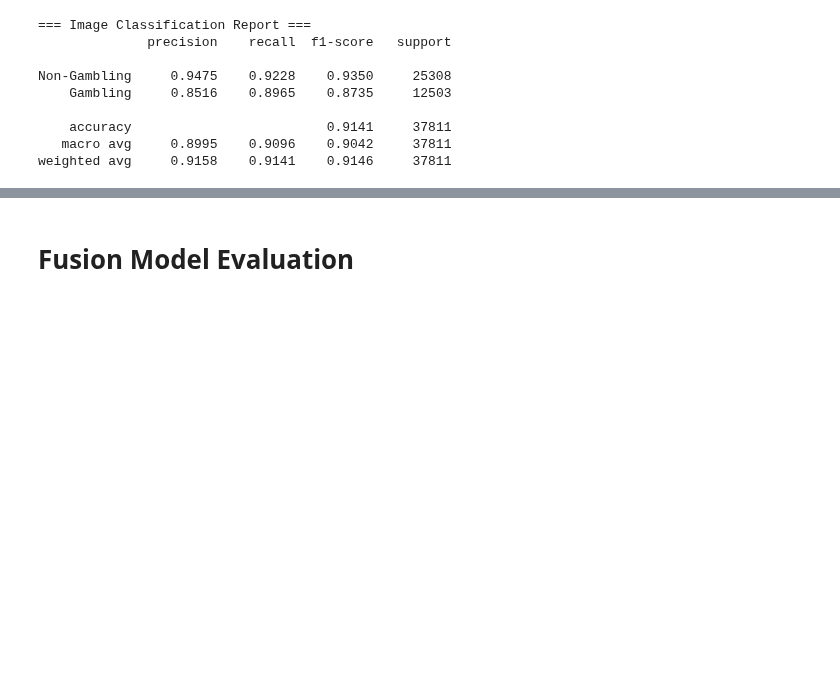
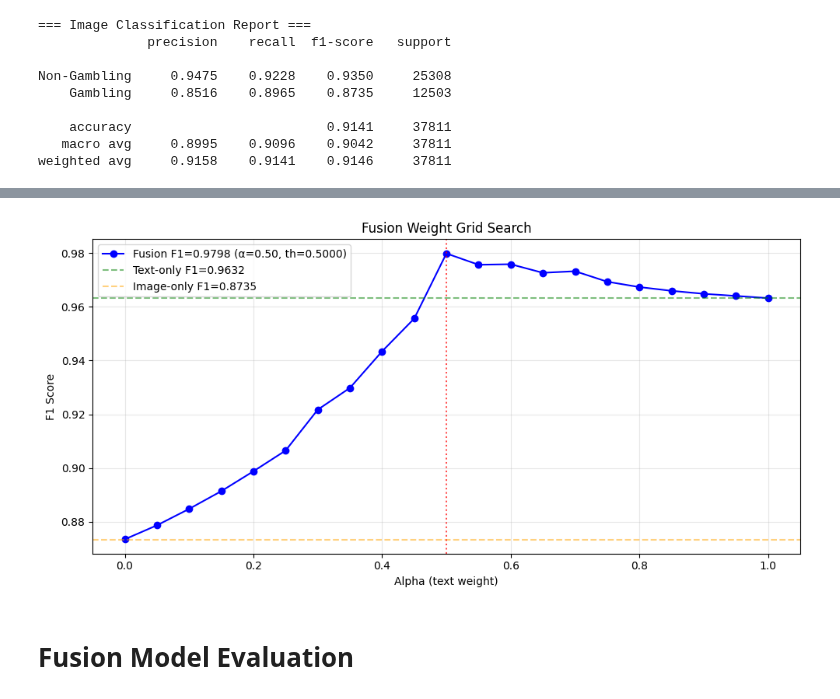
Before and after one commit to rizkyfauziilmi/gambling-blocker, a Jupyter notebook: backend/model/fusion_weight_search.ipynb, the cells around one changed output, grey strips where cells are left out. Saved outputs shown, nothing was run; the diff lists cells and outputs as text; code cells hidden in the pictures; blank space fills up the shorter version.

Commit message:
refactor: rename variabel f1 plot + hapus cell evaluasi duplicate

```diff
--- a/backend/model/fusion_weight_search.ipynb
+++ b/backend/model/fusion_weight_search.ipynb
@@ -51,20 +51,12 @@ CSV_PATH = BASE_DIR / "dataset" / "dataset_crawl_070526_with_images_path.csv"
 text_model = tf.keras.models.load_model(str(BIN_DIR / 'text_classifier.keras'))
 with open(BIN_DIR / 'text_tfidf_vectorizer.pkl', 'rb') as f:
     text_vectorizer = pickle.load(f)
-with open(BIN_DIR / 'text_best_threshold.json') as f:
-    text_cfg = json.load(f)
-text_threshold = text_cfg.get('best_threshold', 0.63)
-print(f'Text threshold: {text_threshold:.2f}')
 # %% [output]
 E0000 00:00:1782271521.248649   82343 cuda_platform.cc:52] failed call to cuInit: INTERNAL: CUDA error: Failed call to cuInit: UNKNOWN ERROR (303)
 Text threshold: 0.63
 # %%
 image_model = tf.keras.models.load_model(str(BIN_DIR / 'image_classifier.keras'))
 image_scaler = joblib.load(BIN_DIR / 'image_scaler.pkl')
-with open(BIN_DIR / 'image_best_threshold.json') as f:
-    image_cfg = json.load(f)
-image_threshold = image_cfg['threshold']
-print(f'Image threshold: {image_threshold:.2f}')
 print(f'Image model: {type(image_model).__name__}')
 # %% [output]
 Image threshold: 0.64
@@ -384,3 +324,53 @@ weighted avg     0.9158    0.9141    0.9146     37811
+# %%
+best_f1 = results_df['f1'].max()
+
+fig, ax1 = plt.subplots(figsize=(10, 5))
+
+# Fusion
+ax1.plot(
+    results_df['alpha'],
+    results_df['f1'],
+    'bo-',
+    label=f'Fusion F1={best_f1:.4f} (α={best_alpha:.2f}, th={best_th:.4f})'
+)
+
+# Baseline text-only
+ax1.axhline(
+    best_text_f1,
+    color='green',
+    linestyle='--',
+    alpha=0.5,
+    label=f'Text-only F1={best_text_f1:.4f}'
+)
+
+# Baseline image-only
+ax1.axhline(
+    best_image_f1,
+    color='orange',
+    linestyle='--',
+    alpha=0.5,
+    label=f'Image-only F1={best_image_f1:.4f}'
+)
+
+# Penanda alpha terbaik (tanpa label agar legend tidak terlalu ramai)
+ax1.axvline(
+    best_alpha,
+    color='red',
+    linestyle=':',
+    alpha=0.7
+)
+
+ax1.set_xlabel('Alpha (text weight)')
+ax1.set_ylabel('F1 Score')
+ax1.set_title('Fusion Weight Grid Search')
+
+ax1.legend(loc='best')
+ax1.grid(True, alpha=0.3)
+
+plt.tight_layout()
+plt.show()
+# %% [output]
+[figure, added]
 # %% [markdown]
 # Fusion Model Evaluation
 # %%
```
Also changed, not shown: parts of 7 cells of this notebook.
